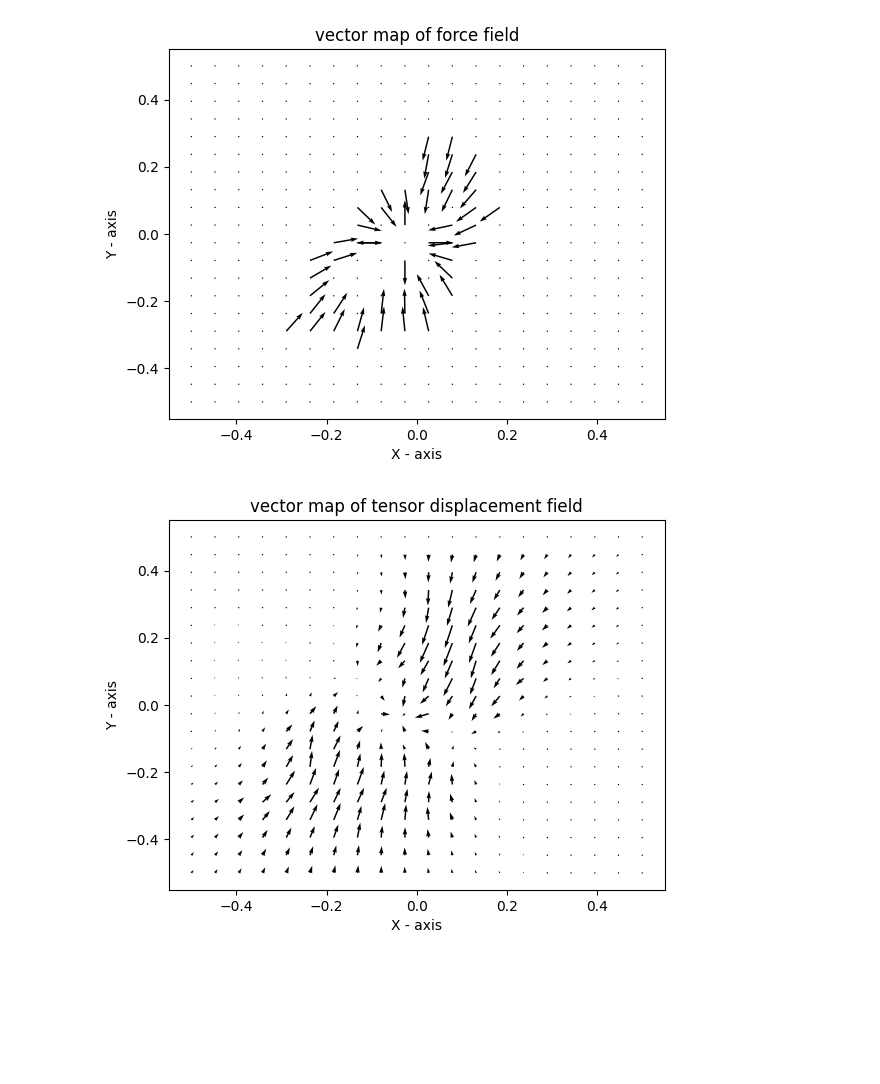
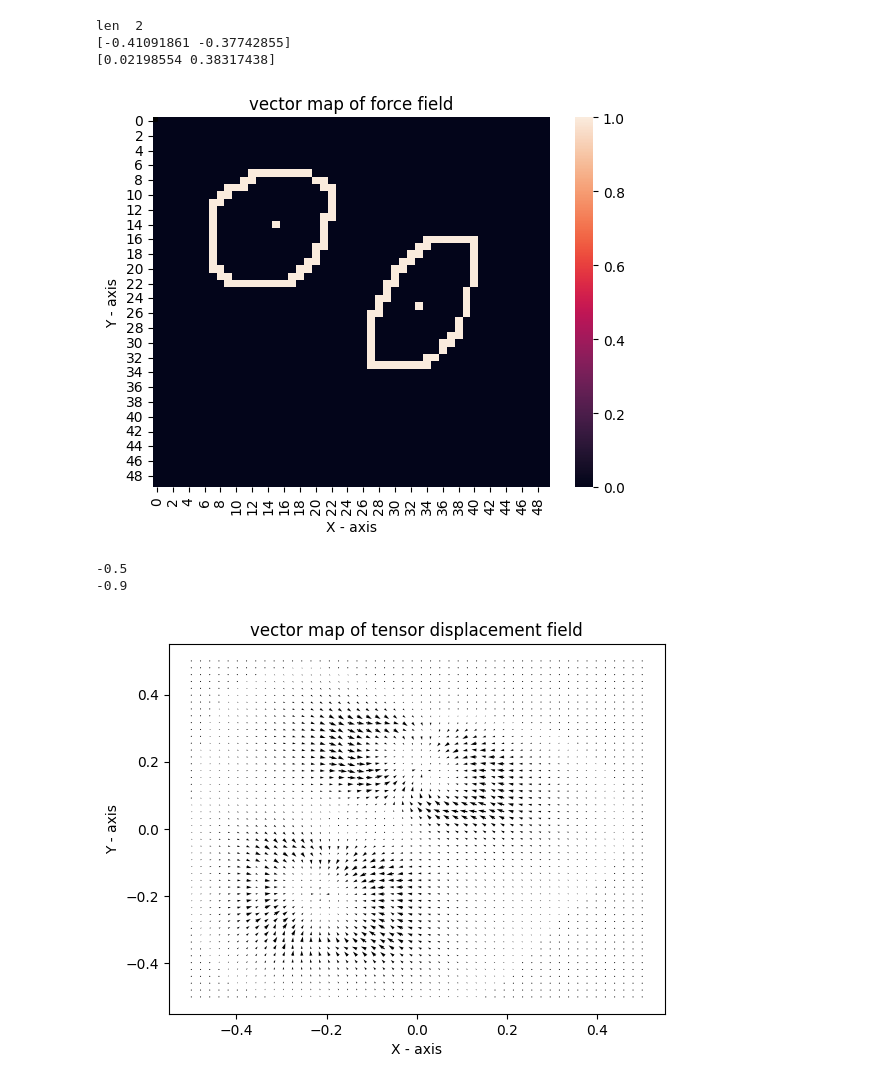
Before and after one commit to utksara/cellmech, a Jupyter notebook: examples/demonstration.ipynb, the cells around one changed output. Cells and saved outputs as stored; diff of their text form; code cells hidden in the pictures; blank space fills up the shorter version.

Commit message:
feature : accute vector plots and fixed tensile strain function

```diff
--- a/examples/demonstration.ipynb
+++ b/examples/demonstration.ipynb
@@ -6,8 +6,9 @@ from PIL import Image
 
 from cellmech import *
 
+image_name = "handdrawn_twocells"
 # open microfscopic image of cell and convert it into matrix
-image_matrix = np.array(Image.open('../images/real_cells/img5.png').convert('L'))
+image_matrix = np.array(Image.open(f'../images/real_cells/{image_name}.png').convert('L'))
 image_dim = np.shape(image_matrix)
 
 # define all the parameters that are required to calculata traction forces
@@ -15,7 +16,7 @@ cellmechparams = CellMechParameters({
     "p" : 0.5,
     "E" : 10e3,
     "pi" : np.pi,
-    "N" : 20,
+    "N" : 50,
     "width" :2,
     "pixel_size" : 1e-7
 })
@@ -25,13 +26,7 @@ first we will a dummy force field using known function (symmetric gausian) to ca
 use generated dispclement field to retrieve original force field so see if calculations match
 '''
 
-force_points, updated_image = detect_shapes(image_matrix, detection_threshold = 0.7)
-# force_points, updated_image = detect_shapes_canon(image_matrix, detection_threshold = 0.7)
-
-np.save('../data/force_points.npy', np.array(force_points))
-saved = np.load('../data/force_points.npy')
-# calculation of force field using gaussian
-force_field  = calculate_dummy_force(force_points, cellmechparams)
+force_points_list, updated_image = detect_shapes(image_matrix, detection_threshold = 0.7)
 
 x_axis = np.linspace(-1, 1, updated_image.shape[0])
 y_axis = np.linspace(-1, 1, updated_image.shape[1])
@@ -48,16 +39,61 @@ view_cell_image(updated_image, "Detected cell Boundary")
 # %%
 # visualzation of force of displacement using FTTC and tensor network contraction
-# print(force_field)
+
+print("len ", len(force_points_list))
+# calculation of force field using gaussian
+image_dims = image_matrix.shape
+force_field, force_location  = calculate_dummy_force(force_points_list, cellmechparams)
+sns.heatmap(force_location)
 fig = plot_vector_field(force_field, "vector map of force field")
 # %% [output]
+len  2
+[-0.41091861 -0.37742855]
+[0.02198554 0.38317438]
-[figure, old version]
+[figure, new version]
 # %%
 # calculation of displacement using FTTC and tensor network contraction
 displacement = calculate_displacement(force_field, cellmechparams, "tn")
 
+test_field = np.zeros((5,5,2))
+test_field[:,:,0] = np.flip( np.array([
+    [0, 0,  0, 0, 0],
+    [0, 1, -0.5, 0, 0],
+    [0, 0,  0,   0, 0],
+    [0, 0,  0,   0, 0],
+    [0, 0,  0,   0, 0]
+    ]).T, axis = 1)
+
+test_field[:,:,1] = np.flip( np.array([
+    [0, 0,     0,   0, 0],
+    [0, -0.1, -0.1, 0, 0],
+    [0,    1, -0.9, 0, 0],
+    [0,    0,  0,   0, 0],
+    [0,    0,  0,   0, 0]
+    ]).T, axis = 1)
+
+
+def _plot_vector_field(force_field: np.ndarray, title=None):
+    dim = 0.5
+    N = force_field.shape[0]
+    x = np.linspace(-dim, dim, N)
+    y = np.linspace(-dim, dim, N)
+    X, Y = np.meshgrid(x, y, indexing='ij')
+    scaling_force = np.max(np.sqrt(force_field[:, :, 0]**2 + force_field[:,  :, 1]**2))
+    plt.quiver(X, Y, force_field[:, :, 0]/scaling_force,
+               force_field[:, :, 1]/scaling_force, angles='xy', scale_units='xy', scale=N)
+    if title is not None:
+        plt.title(title)
+    plt.xlabel("X - axis")
+    plt.ylabel("Y - axis")
+    plt.show()
+
+print(test_field[2,3,0])
+print(test_field[2,2,1])
 fig = plot_vector_field(displacement, "vector map of tensor displacement field")
 # %% [output]
+-0.5
+-0.9
-[figure, old version]
+[figure, new version]
 # %%
 dx = cellmechparams.params["width"]/cellmechparams.params["N"]
 displacement = calculate_displacement(force_field/dx**2, cellmechparams)
```
Also changed, not shown: parts of 5 cells of this notebook, 13 other files.
